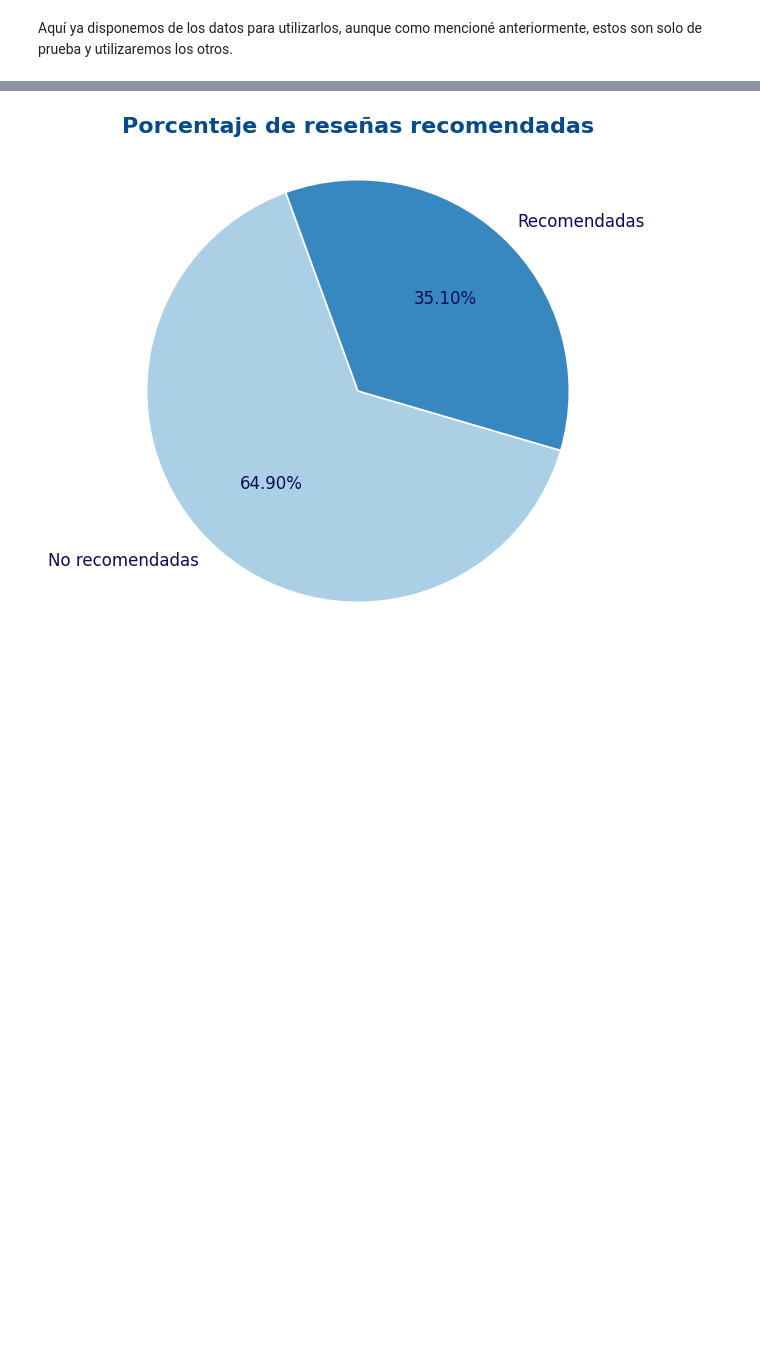
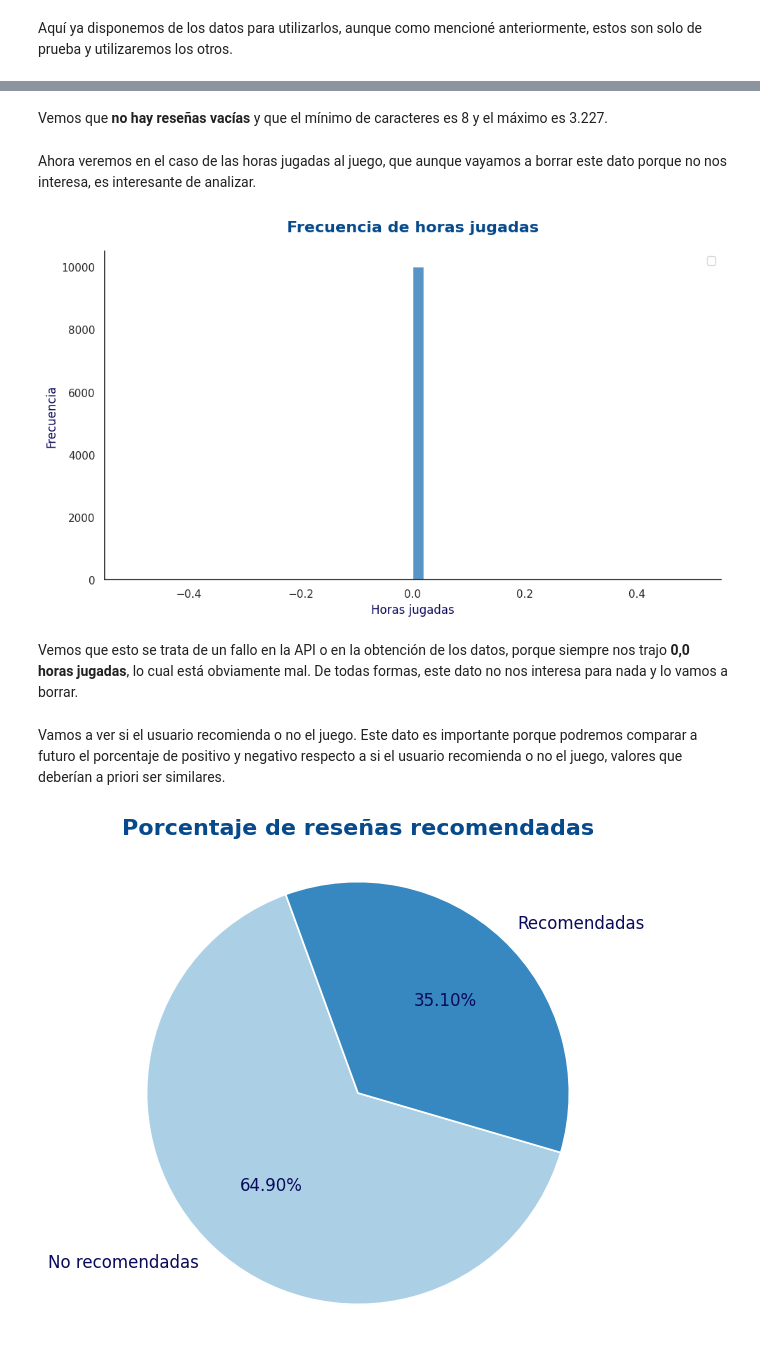
Before and after one commit to Alejandro-BR/Steam-Review-Scraper, a Jupyter notebook: src/steam_review_scraper.ipynb, the cells around one changed output, grey strips where cells are left out. Cells and saved outputs as stored; diff of their text form; code cells hidden in the pictures; blank space fills up the shorter version.

Commit message:
feat: complete the data collection and analysis

```diff
--- a/src/steam_review_scraper.ipynb
+++ b/src/steam_review_scraper.ipynb
@@ -316,3 +438,42 @@ scraping_df
+# %% [markdown]
+Vemos que **no hay reseñas vacías** y que el mínimo de caracteres es 8 y el máximo es 3.227.
+# %% [markdown]
+Ahora veremos en el caso de las horas jugadas al juego, que aunque vayamos a borrar este dato porque no nos interesa, es interesante de analizar.
+# %%
+sns.set_theme(style="white")
+colors = sns.color_palette("Blues", n_colors=3)
+
+plt.figure(figsize=(10, 6))
+
+sns.histplot(
+    data=reviews_df,
+    x="hours",
+    bins=50,
+    color=colors[2],
+    edgecolor="white"
+)
+
+plt.title(
+    "Frecuencia de horas jugadas",
+    fontsize=16,
+    color="#064A8C",
+    pad=20,
+    fontweight="bold"
+)
+
+plt.xlabel("Horas jugadas", fontsize=12, color="#0A0A5A")
+plt.ylabel("Frecuencia", fontsize=12, color="#0A0A5A")
+
+plt.legend()
+sns.despine()
+plt.tight_layout()
+plt.show()
+# %% [output]
+[figure, added]
+# %% [markdown]
+Vemos que esto se trata de un fallo en la API o en la obtención de los datos, porque siempre nos trajo **0,0 horas jugadas**, lo cual está obviamente mal. De todas formas, este dato no nos interesa para nada y lo vamos a borrar.
+# %% [markdown]
+Vamos a ver si el usuario recomienda o no el juego. Este dato es importante porque podremos comparar a futuro el porcentaje de positivo y negativo respecto a si el usuario recomienda o no el juego, valores que deberían a priori ser similares.
 # %%
 recommended_count = reviews_df['recommended'].sum()
 not_recommended_count = len(reviews_df) - recommended_count
```
Also changed, not shown: parts of 29 cells of this notebook.
